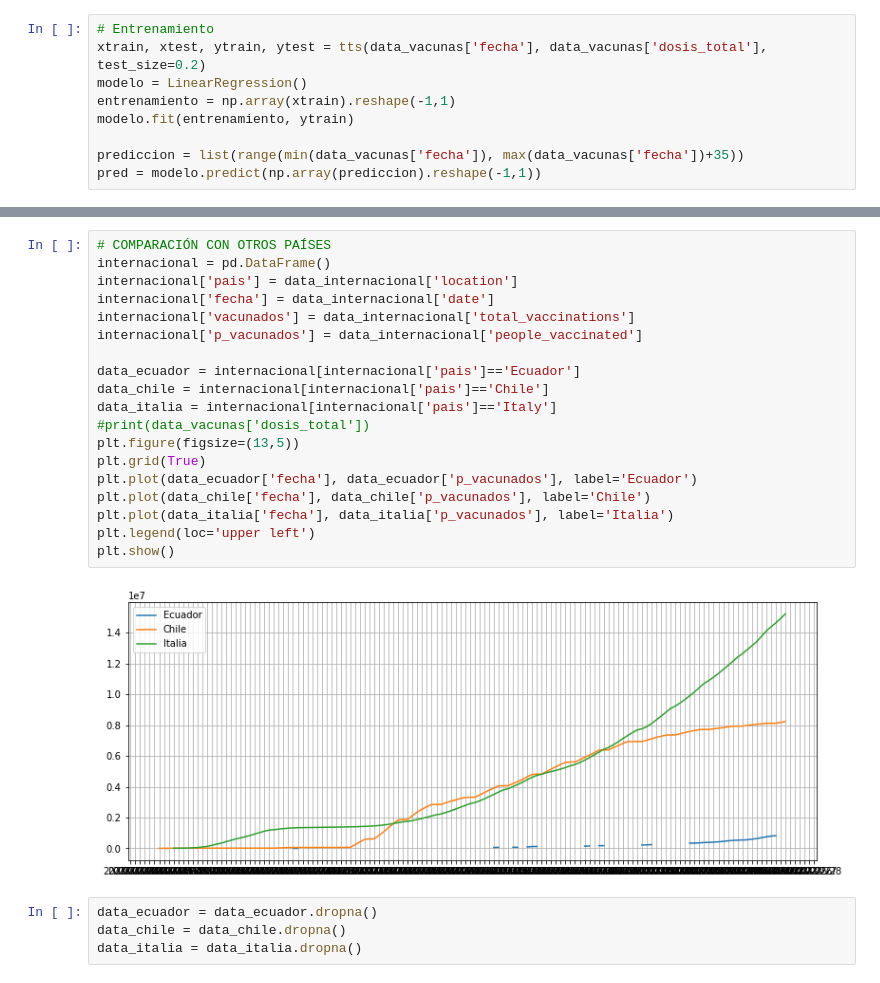
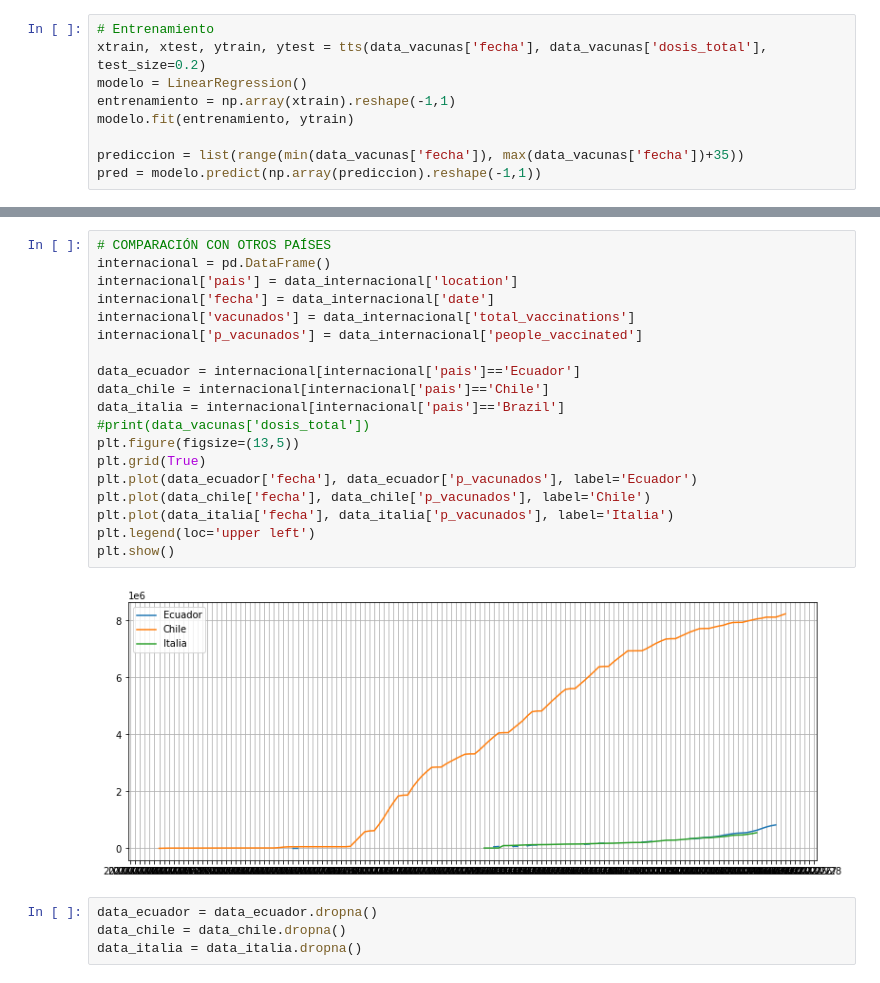
Before and after one commit to AlejoEnriquez2/Simulacion, a Jupyter notebook: Prueba/Prueba_Enriquez.ipynb, the cells around one changed output, grey strips where cells are left out. Saved outputs shown, nothing was run; the diff lists cells and outputs as text.

```diff
--- a/Prueba/Prueba_Enriquez.ipynb
+++ b/Prueba/Prueba_Enriquez.ipynb
@@ -236,24 +236,24 @@ plt.show()
 # %%
 # COMPARACIÓN CON OTROS PAÍSES
 internacional = pd.DataFrame()
 internacional['pais'] = data_internacional['location']
 internacional['fecha'] = data_internacional['date']
 internacional['vacunados'] = data_internacional['total_vaccinations']
 internacional['p_vacunados'] = data_internacional['people_vaccinated']
 
 data_ecuador = internacional[internacional['pais']=='Ecuador']
 data_chile = internacional[internacional['pais']=='Chile']
-data_italia = internacional[internacional['pais']=='Italy']
+data_italia = internacional[internacional['pais']=='Brazil']
 #print(data_vacunas['dosis_total'])
 plt.figure(figsize=(13,5))
 plt.grid(True)
 plt.plot(data_ecuador['fecha'], data_ecuador['p_vacunados'], label='Ecuador')
 plt.plot(data_chile['fecha'], data_chile['p_vacunados'], label='Chile')
 plt.plot(data_italia['fecha'], data_italia['p_vacunados'], label='Italia')
 plt.legend(loc='upper left')
 plt.show()
 # %% [output]
-[figure, old version]
+[figure, new version]
 # %%
 data_ecuador = data_ecuador.dropna()
 data_chile = data_chile.dropna()
```
Also changed, not shown: parts of 6 cells of this notebook, 43 other files.
